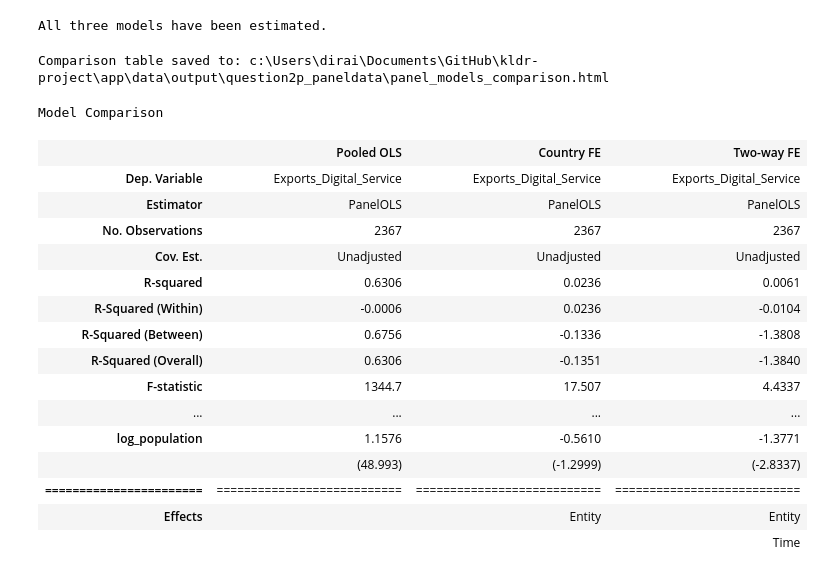
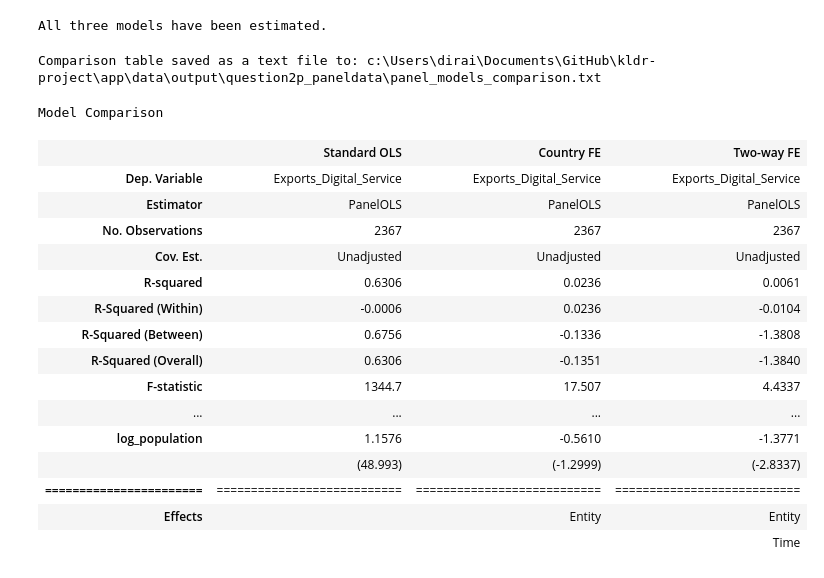
Before and after one commit to kevindrmo/kldr-project, a Jupyter notebook: scripts/panel_data_analysis.ipynb, the cells around one changed output. Drawn from its saved outputs; the diff is of its cells as text; code cells hidden in the pictures.

```diff
--- a/scripts/panel_data_analysis.ipynb
+++ b/scripts/panel_data_analysis.ipynb
@@ -79,39 +79,38 @@ print("All three models have been estimated.")
 # %% [output]
 All three models have been estimated.
 # %%
-# --- Create and save the comparison table ---
 from linearmodels.panel import compare
+
+# --- Create the comparison dictionary ---
 results_dict = {
-    "Pooled OLS": res_pooled,
+    "Standard OLS": res_pooled, # Changed from "Pooled OLS"
     "Country FE": res_fe,
     "Two-way FE": res_twfe
 }
+
+# --- Generate the comparison table object ---
 comparison_table = compare(results_dict)
 
+# --- THIS IS THE CHANGE: SAVE AS A TEXT FILE ---
+
 # 1. Convert the comparison table object to a string
-#    The str() function will render it as a formatted text table.
 table_as_string = str(comparison_table)
 
-# 2. Wrap the string in HTML <pre> tags.
-#    The <pre> (preformatted text) tag is essential. It tells the browser
-#    to respect all the spaces and line breaks, keeping the table's columns aligned.
-html_output = f"<pre>{table_as_string}</pre>"
+# 2. Define the output path with a .txt extension
+comparison_txt_path = OUT_QUESTION2 / "panel_models_comparison.txt" # <-- Changed to .txt
 
-# 3. Define the output path
-comparison_html_path = OUT_QUESTION2 / "panel_models_comparison.html"
+# 3. Write the string to the new text file.
+with open(comparison_txt_path, "w") as f:
+    f.write(table_as_string)
 
-# 4. Write the new HTML string to the file.
-with open(comparison_html_path, "w") as f:
-    f.write(html_output)
-
-print(f"\nComparison table saved to: {comparison_html_path}")
+print(f"\nComparison table saved as a text file to: {comparison_txt_path}")
 
 # Display the original table object in the notebook to check it
 comparison_table
 # %% [output]
-Comparison table saved to: c:\Users\dirai\Documents\GitHub\kldr-project\app\data\output\question2p_paneldata\panel_models_comparison.html
+Comparison table saved as a text file to: c:\Users\dirai\Documents\GitHub\kldr-project\app\data\output\question2p_paneldata\panel_models_comparison.txt
 Model Comparison
-|  | Pooled OLS | Country FE | Two-way FE |
+|  | Standard OLS | Country FE | Two-way FE |
 | Dep. Variable | Exports_Digital_Service | Exports_Digital_Service | Exports_Digital_Service |
 | Estimator | PanelOLS | PanelOLS | PanelOLS |
 | No. Observations | 2367 | 2367 | 2367 |
```
Also changed, not shown: parts of 3 cells of this notebook, 2 other files.
